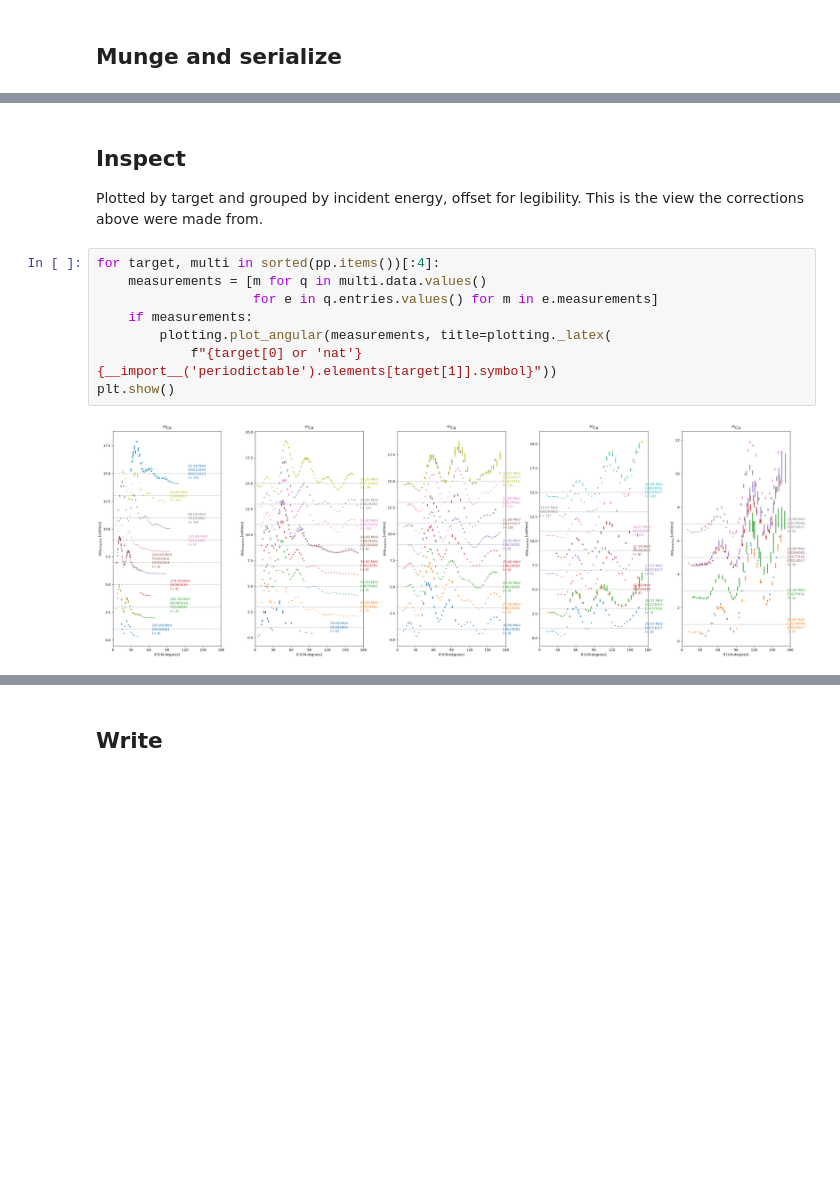
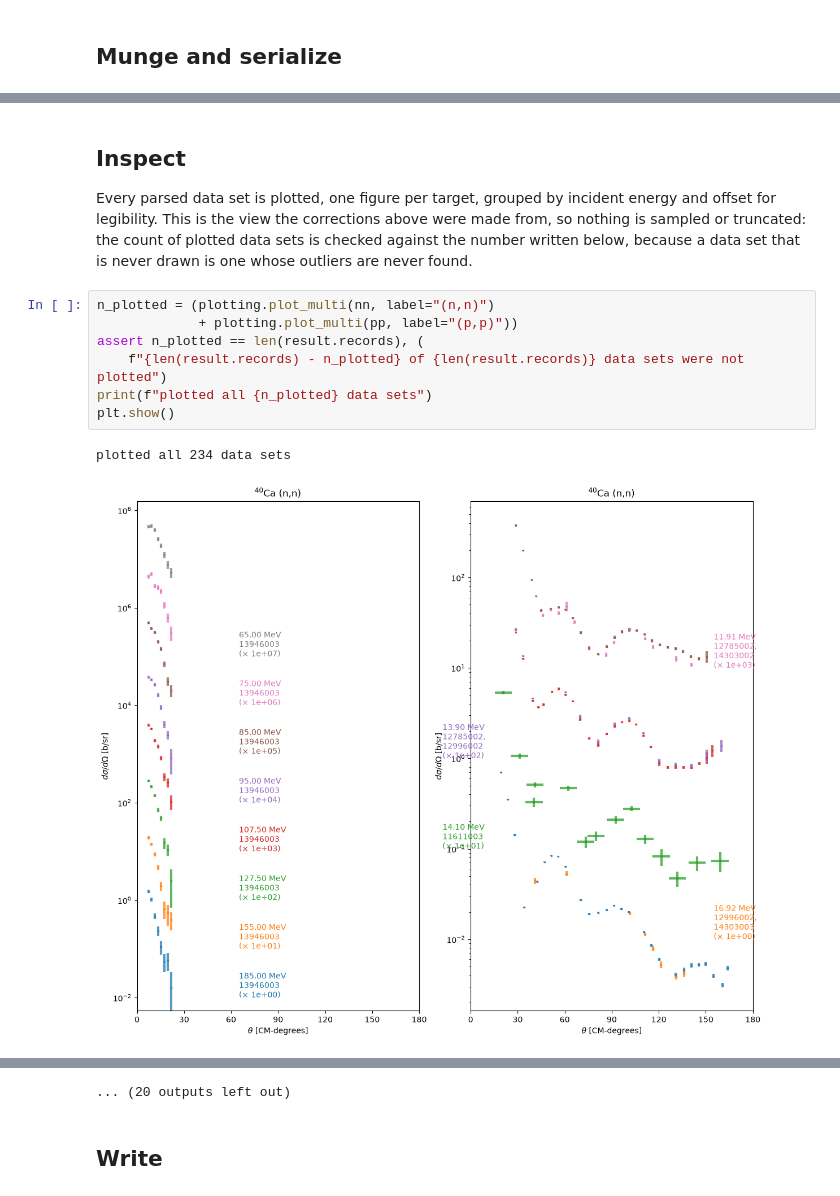
Before and after one commit to beykyle/nucleon-nucleus-data, a Jupyter notebook: notebooks/elm/elastic_diff_xs.ipynb, the cells around one changed output, grey strips where cells are left out. Saved outputs shown, nothing was run; the diff lists cells and outputs as text; blank space fills up the shorter version.

```diff
--- a/notebooks/elm/elastic_diff_xs.ipynb
+++ b/notebooks/elm/elastic_diff_xs.ipynb
@@ -168,15 +171,18 @@ elm/elastic_diff_xs
 # %% [markdown]
 ## Inspect
 
-Plotted by target and grouped by incident energy, offset for legibility. This is the
-view the corrections above were made from.
+Every parsed data set is plotted, one figure per target, grouped by incident energy and
+offset for legibility. This is the view the corrections above were made from, so nothing
+is sampled or truncated: the count of plotted data sets is checked against the number
+written below, because a data set that is never drawn is one whose outliers are never
+found.
 # %%
-for target, multi in sorted(pp.items())[:4]:
-    measurements = [m for q in multi.data.values()
-                    for e in q.entries.values() for m in e.measurements]
-    if measurements:
-        plotting.plot_angular(measurements, title=plotting._latex(
-            f"{target[0] or 'nat'}{__import__('periodictable').elements[target[1]].symbol}"))
+n_plotted = (plotting.plot_multi(nn, label="(n,n)")
+             + plotting.plot_multi(pp, label="(p,p)"))
+assert n_plotted == len(result.records), (
+    f"{len(result.records) - n_plotted} of {len(result.records)} data sets were not plotted")
+print(f"plotted all {n_plotted} data sets")
 plt.show()
 # %% [output]
+plotted all 234 data sets
-[figure, old version]
+[figure, new version]
@@ -185,3 +199,4 @@ plt.show()
+... (20 outputs left out)
 # %% [markdown]
 ## Write
 # %%
```
Also changed, not shown: parts of 4 cells of this notebook, 26 other files.
